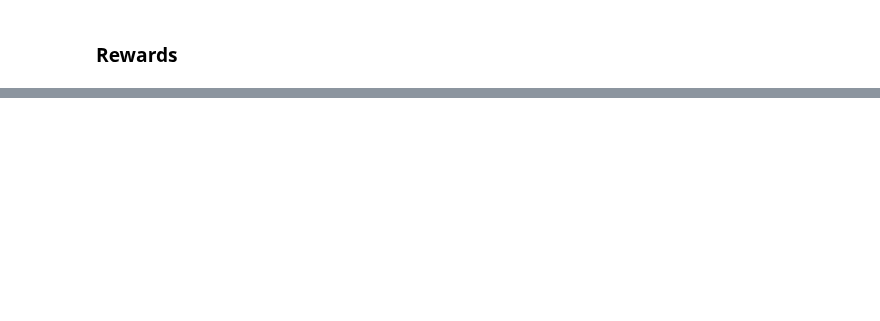
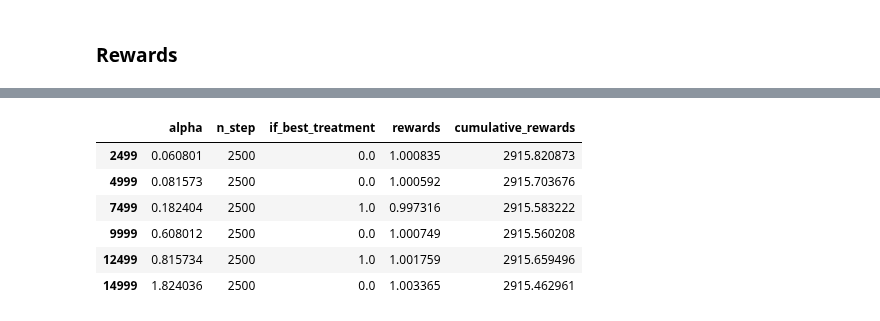
Before and after one commit to ruthkangyr/Clinical-Trials-MAB-Algorithms, a Jupyter notebook: Algorithm/Contextual Bandits Tuning.ipynb, the cells around one changed output, grey strips where cells are left out. Cells and saved outputs as stored; diff of their text form; code cells hidden in the pictures; blank space fills up the shorter version.

```diff
--- a/Algorithm/Contextual Bandits Tuning.ipynb
+++ b/Algorithm/Contextual Bandits Tuning.ipynb
@@ -357,3 +362,14 @@ Text(0.5, 1.0, 'Average rewards at each time step')
+# %%
+# Determine the cumulative reward at 1000 time step
+results_plot_linTS[results_plot_linTS["n_step"] == 2500]
+# %% [output]
+|  | alpha | n_step | if_best_treatment | rewards | cumulative_rewards |
+| 2499 | 0.060801 | 2500 | 0.0 | 1.000835 | 2915.820873 |
+| 4999 | 0.081573 | 2500 | 0.0 | 1.000592 | 2915.703676 |
+| 7499 | 0.182404 | 2500 | 1.0 | 0.997316 | 2915.583222 |
+| 9999 | 0.608012 | 2500 | 0.0 | 1.000749 | 2915.560208 |
+| 12499 | 0.815734 | 2500 | 1.0 | 1.001759 | 2915.659496 |
+| 14999 | 1.824036 | 2500 | 0.0 | 1.003365 | 2915.462961 |
 # %%
 plt.style.use('ggplot')
 
```
Also changed, not shown: parts of 13 cells of this notebook, 1 other file.
